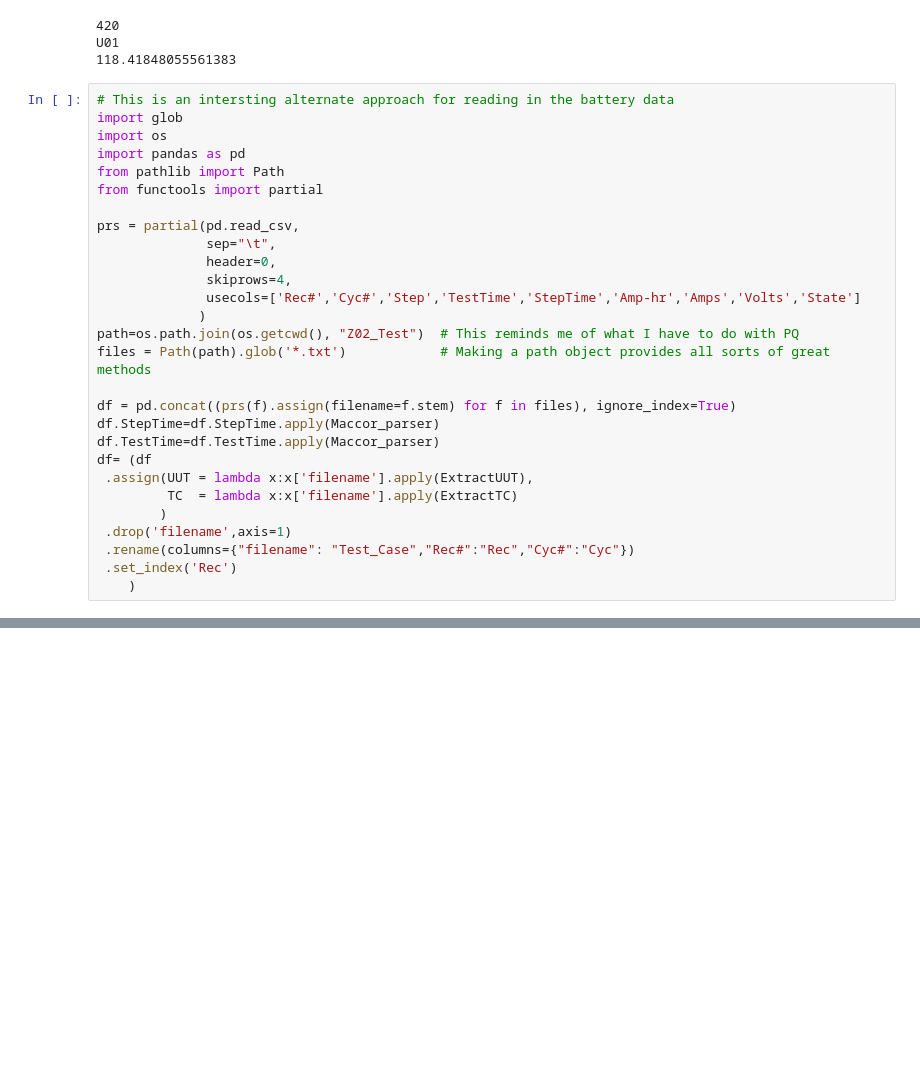
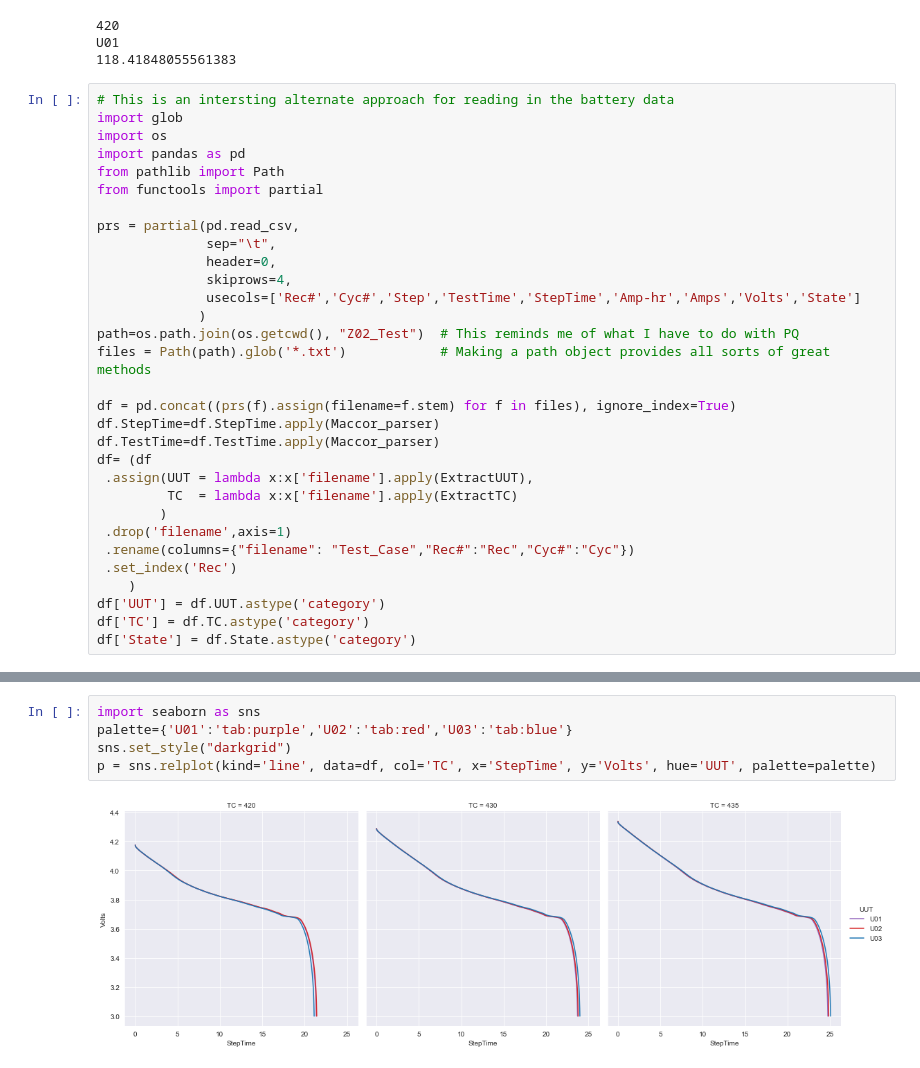
Before and after one commit to ziggle/BatteryDischargeQuickLookReport, a Jupyter notebook: Alternate-Analysis-Approach.ipynb, the cells around one changed output, grey strips where cells are left out. Saved outputs shown, nothing was run; the diff lists cells and outputs as text; blank space fills up the shorter version.

Commit message:
Added seaborn relplot

```diff
--- a/Alternate-Analysis-Approach.ipynb
+++ b/Alternate-Analysis-Approach.ipynb
@@ -54,3 +54,6 @@ df= (df
  .rename(columns={"filename": "Test_Case","Rec#":"Rec","Cyc#":"Cyc"})
  .set_index('Rec')
     )
+df['UUT'] = df.UUT.astype('category')
+df['TC'] = df.TC.astype('category')
+df['State'] = df.State.astype('category')
@@ -86,3 +119,10 @@ plt.ylabel('VBAT (V)')
 plt.grid()
 # %% [output]
 [figure]
+# %%
+import seaborn as sns
+palette={'U01':'tab:purple','U02':'tab:red','U03':'tab:blue'}
+sns.set_style("darkgrid")
+p = sns.relplot(kind='line', data=df, col='TC', x='StepTime', y='Volts', hue='UUT', palette=palette)
+# %% [output]
+[figure, added]
```
Also changed, not shown: parts of 4 cells of this notebook.
